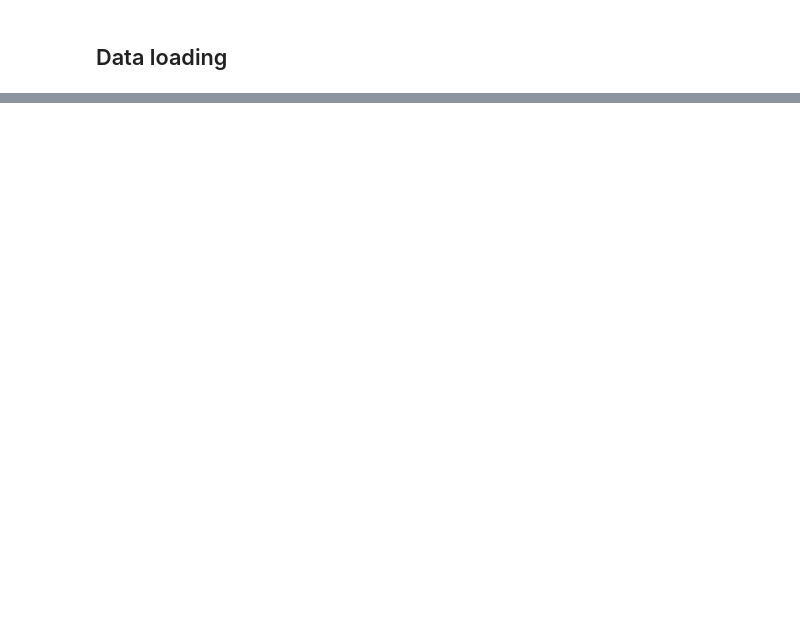
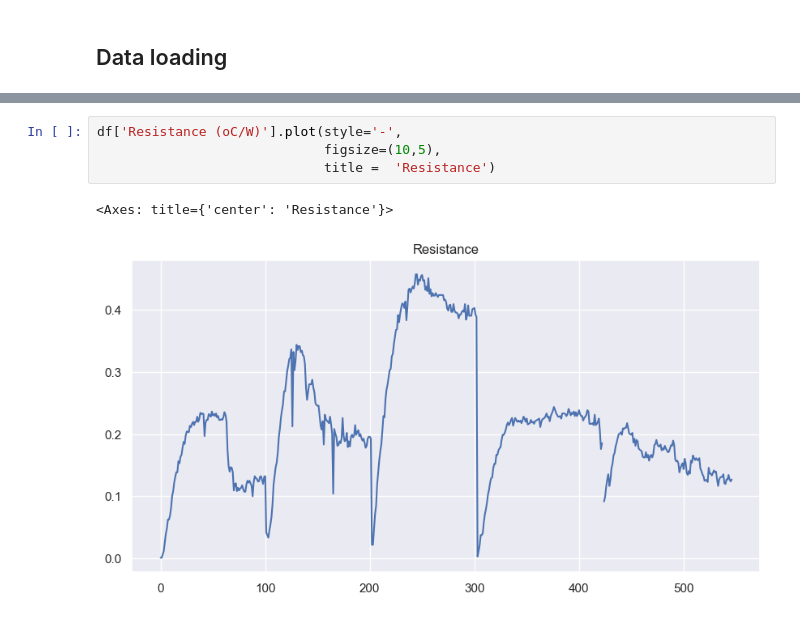
Before and after one commit to nirmalparmarphd/PulseHeatPipe, a Jupyter notebook: data_prep.ipynb, the cells around one changed output, grey strips where cells are left out. Cells and saved outputs as stored; diff of their text form; blank space fills up the shorter version.

```diff
--- a/data_prep.ipynb
+++ b/data_prep.ipynb
@@ -67,0 +62,7 @@ df.plot(figsize=(15,15))
+# %%
+df['Resistance (oC/W)'].plot(style='-',
+                             figsize=(10,5),
+                             title =  'Resistance')
+# %% [output]
+<Axes: title={'center': 'Resistance'}>
+[figure, added]
```
Also changed, not shown: parts of 7 cells of this notebook.
